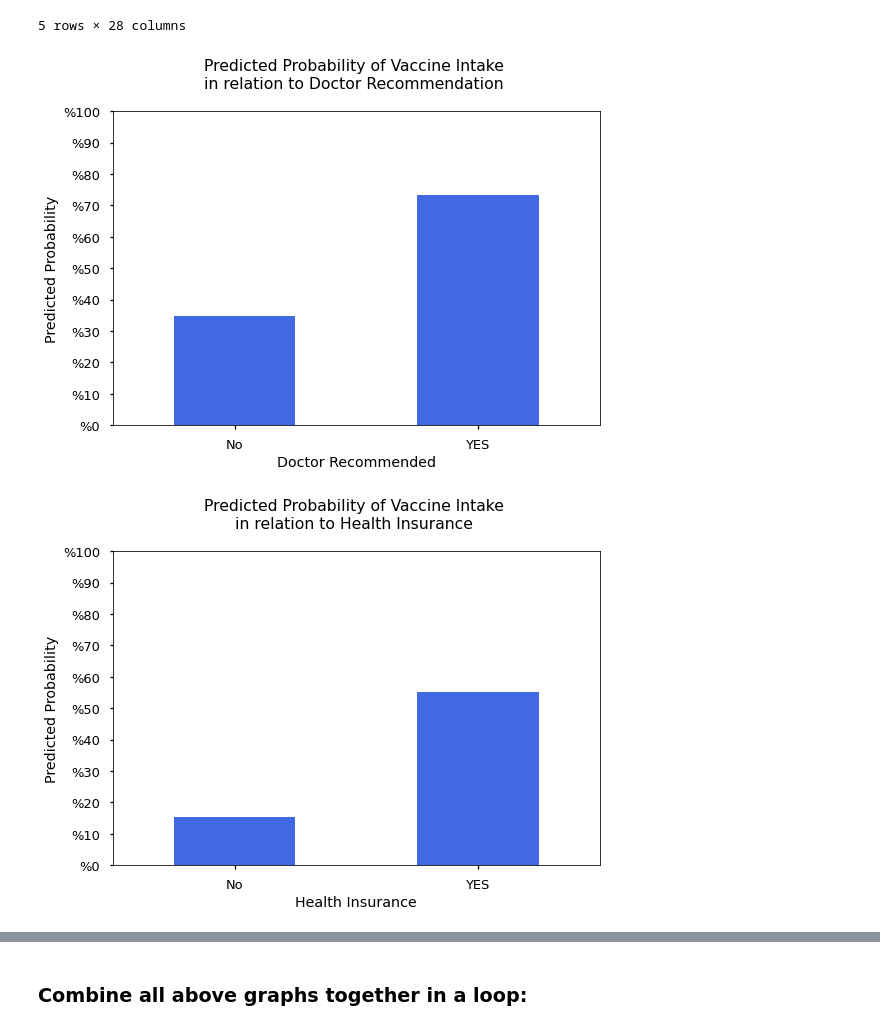
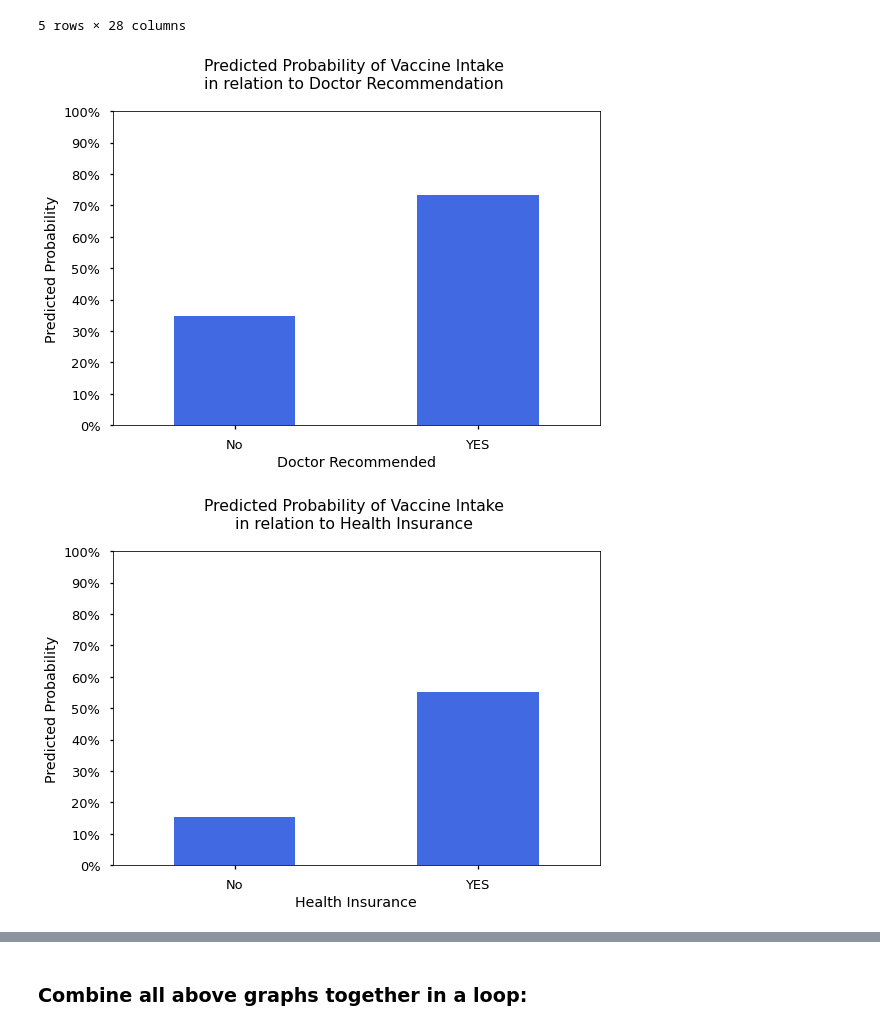
Before and after one commit to erdemiraysu/Seasonal_Flu_Vaccine_Intake_Classification, a Jupyter notebook: Notebook.ipynb, the cells around one changed output, grey strips where cells are left out. Saved outputs shown, nothing was run; the diff lists cells and outputs as text; code cells hidden in the pictures.

```diff
--- a/Notebook.ipynb
+++ b/Notebook.ipynb
@@ -1912,3 +1919,19 @@ with plt.style.context('seaborn-talk'):
 feature_importance_ML(best_xgb.best_estimator_, "XGBoost");
 # %% [output]
 [figure]
+# %%
+# Plot only the most important 5 features for the presentation:
+
+feature_importances = best_xgb.best_estimator_.named_steps['estimator'].feature_importances_
+importance = pd.Series(feature_importances, index=feature_names)
+
+with plt.style.context('seaborn-talk'):
+    fig, ax = plt.subplots(figsize=(7,7))
+    importance.sort_values().tail(5).plot.barh(ax=ax);
+    ax.set_title("Relative Importance of Top 5 Features \n for Predicting Vaccine Status \n", fontsize=18, fontweight='bold')
+    ax.set_xlabel('Feature importance')
+    ax.set_ylabel('Features')
+    ax.set_yticks([0,1,2,3,4])
+    ax.set_yticklabels(["age +65", "risk of sickness", "vaccine effectiveness", "health insturance", "doctor recommended"])
+    plt.tight_layout()
+    plt.savefig("./images/FeatureImportances_top5.png", dpi=300, bbox_inches='tight')
@@ -2053,7 +2078,7 @@ def proportion_plot(datafr, column, target, ax):  # if ax = None no axis sent an
     props = counts[[0,1]].multiply(100).div(total_counts, axis=0)
 
     props.sort_values(by = 1).plot.barh(stacked=True, color = ['tomato','royalblue'], ax = ax)
-    ax.xaxis.set_major_formatter(mpl.ticker.StrMethodFormatter('%{x:,.0f}'))
+    ax.xaxis.set_major_formatter(mpl.ticker.StrMethodFormatter('{x:,.0f}%'))
     ax.legend().remove()
 # %%
 # Plot the 6 most important features using the function above:
@@ -2105,7 +2130,7 @@ with plt.style.context('seaborn-talk'):
     ax.set_ylabel("Doctor Recommended")
     ax.set_yticks([0,1])
     ax.set_yticklabels(["No", "YES"])
-    ax.xaxis.set_major_formatter(mpl.ticker.StrMethodFormatter('%{x:,.0f}'))
+    ax.xaxis.set_major_formatter(mpl.ticker.StrMethodFormatter('{x:,.0f}%'))
     ax.set_title("Relationship between Doctor Recommendation and Vaccine Intake \n")
 # %% [output]
 [figure]
@@ -2139,20 +2164,20 @@ df_predicted.head()
 # %%
 # Plot Predicted Probability of Vaccine Intake in relation to Doctor Recommendation
 with plt.style.context('seaborn-talk'):
     fig, ax = plt.subplots(figsize=(8, 6))
     (df_predicted.groupby("doctor_recc_seasonal")['seasonal_vaccine_pred'].mean()*100).plot.bar(ax=ax, color = 'royalblue')
     ax.set_xlabel("Doctor Recommended")
     ax.set_ylabel("Predicted Probability")
     ax.set_yticks(range(0,110,10))
     ax.set_xticks([0,1])
     ax.set_xticklabels(["No", "YES"], rotation = 0)
-    ax.yaxis.set_major_formatter(mpl.ticker.StrMethodFormatter('%{x:,.0f}'))
+    ax.yaxis.set_major_formatter(mpl.ticker.StrMethodFormatter('{x:,.0f}%'))
     ax.set_title("Predicted Probability of Vaccine Intake \nin relation to Doctor Recommendation \n")
     #ax.grid(axis = 'y')
     fig.tight_layout()
     fig.savefig('./images/PredictedPlot_Doctor_Recc', dpi=300, bbox_inches='tight')
 # %% [output]
-[figure, old version]
+[figure, new version]
 # %%
 with plt.style.context('seaborn-talk'):
     fig, ax = plt.subplots(figsize=(8, 6))
@@ -2162,12 +2187,12 @@ with plt.style.context('seaborn-talk'):
     ax.set_xticklabels(["No", "YES"], rotation = 0)
     ax.set_ylabel("Predicted Probability")
     ax.set_yticks(range(0,110,10))
-    ax.yaxis.set_major_formatter(mpl.ticker.StrMethodFormatter('%{x:,.0f}'))
+    ax.yaxis.set_major_formatter(mpl.ticker.StrMethodFormatter('{x:,.0f}%'))
     ax.set_title("Predicted Probability of Vaccine Intake \nin relation to Health Insurance \n")
     fig.tight_layout()
     fig.savefig('./images/PredictedPlot_health_insurance', dpi=300, bbox_inches='tight')
 # %% [output]
-[figure, old version]
+[figure, new version]
 # %%
 with plt.style.context('seaborn-talk'):
     fig, ax = plt.subplots(figsize=(8, 6))
```
Also changed, not shown: parts of 17 cells of this notebook.
